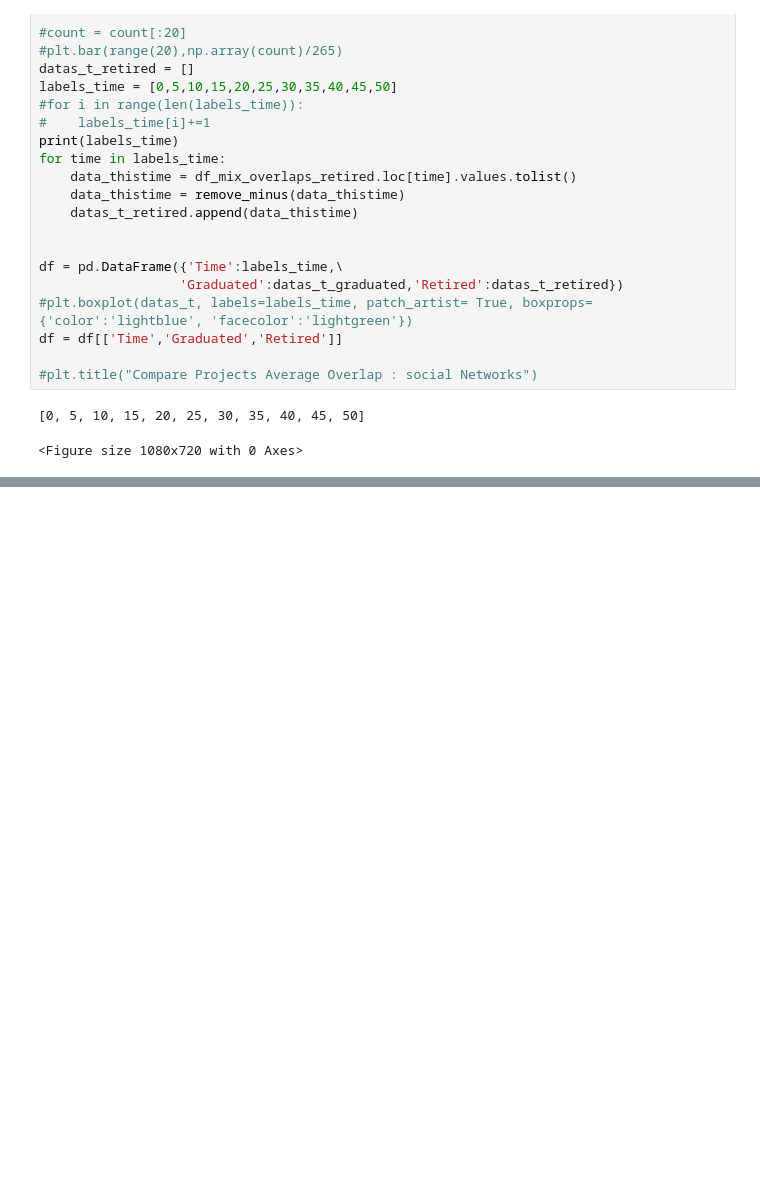
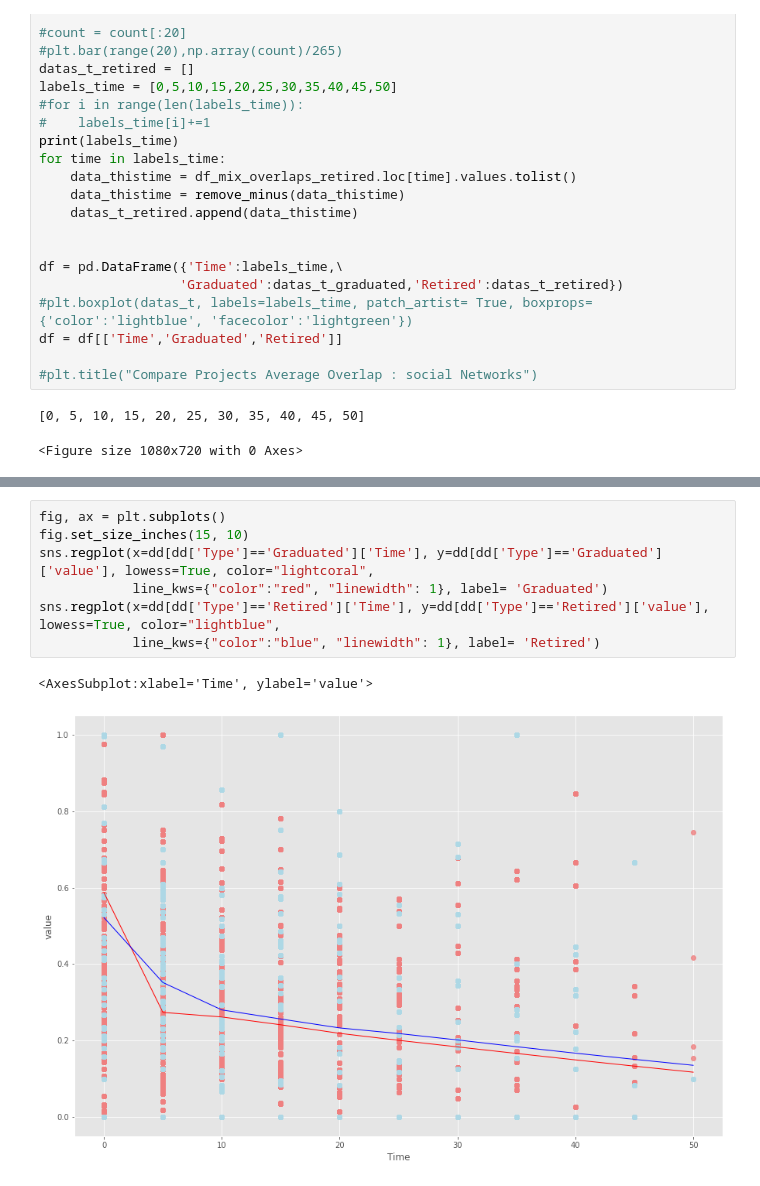
Before and after one commit to zenoWZH/ASFdata_analysis, a Jupyter notebook: network_overlaps.ipynb, the cells around one changed output, grey strips where cells are left out. Cells and saved outputs as stored; diff of their text form; blank space fills up the shorter version.

```diff
--- a/network_overlaps.ipynb
+++ b/network_overlaps.ipynb
@@ -1019,0 +1023,10 @@ plt.show()
+# %%
+fig, ax = plt.subplots()
+fig.set_size_inches(15, 10)
+sns.regplot(x=dd[dd['Type']=='Graduated']['Time'], y=dd[dd['Type']=='Graduated']['value'], lowess=True, color="lightcoral",
+            line_kws={"color":"red", "linewidth": 1}, label= 'Graduated')
+sns.regplot(x=dd[dd['Type']=='Retired']['Time'], y=dd[dd['Type']=='Retired']['value'], lowess=True, color="lightblue",
+            line_kws={"color":"blue", "linewidth": 1}, label= 'Retired')
+# %% [output]
+<AxesSubplot:xlabel='Time', ylabel='value'>
+[figure, added]
```
Also changed, not shown: parts of 30 cells of this notebook, 15 other files.
